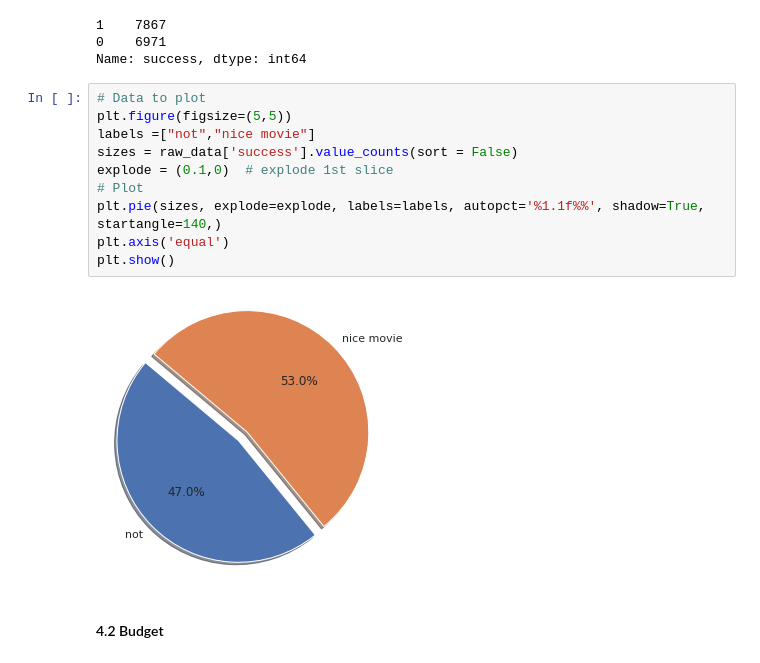
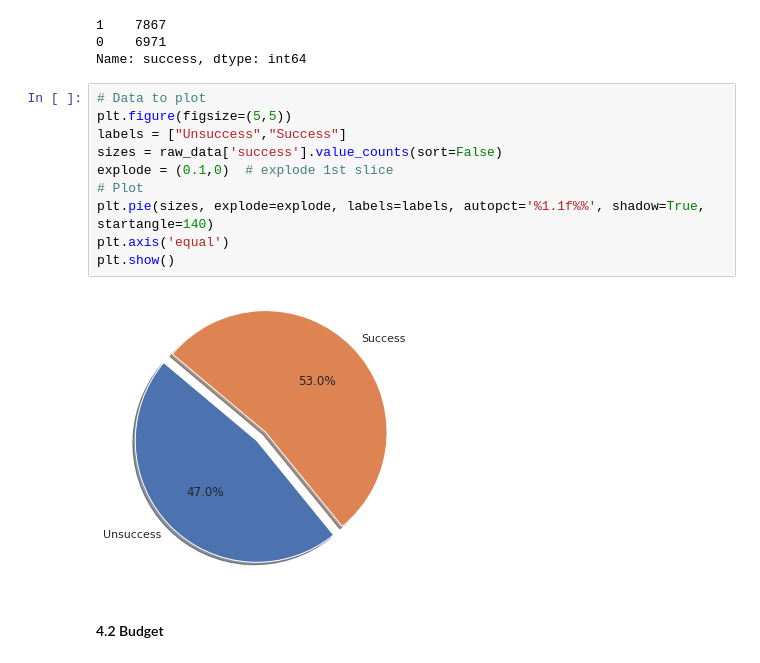
Before and after one commit to serenaZhou/INFO7390_Data_Sci, a Jupyter notebook: Project.ipynb, the cells around one changed output. Drawn from its saved outputs; the diff is of its cells as text.

```diff
--- a/Project.ipynb
+++ b/Project.ipynb
@@ -320,15 +324,15 @@ Name: success, dtype: int64
 # %%
 # Data to plot
 plt.figure(figsize=(5,5))
-labels =["not","nice movie"]
-sizes = raw_data['success'].value_counts(sort = False)
+labels = ["Unsuccess","Success"]
+sizes = raw_data['success'].value_counts(sort=False)
 explode = (0.1,0)  # explode 1st slice
 # Plot
-plt.pie(sizes, explode=explode, labels=labels, autopct='%1.1f%%', shadow=True, startangle=140,)
+plt.pie(sizes, explode=explode, labels=labels, autopct='%1.1f%%', shadow=True, startangle=140)
 plt.axis('equal')
 plt.show()
 # %% [output]
-[figure, old version]
+[figure, new version]
 # %% [markdown]
 #### 4.2 Budget
 # %%
```
Also changed, not shown: parts of 44 cells of this notebook.
